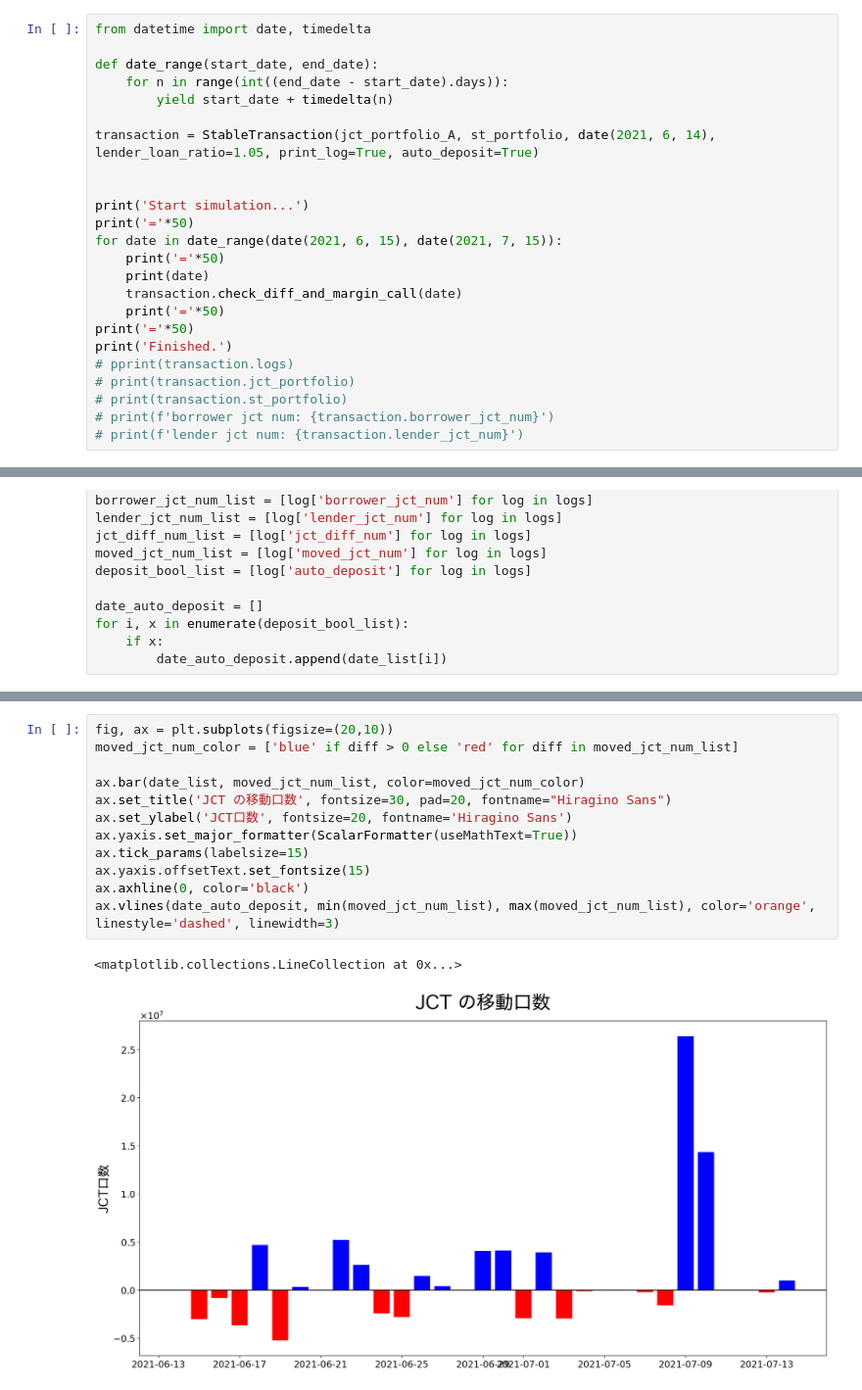
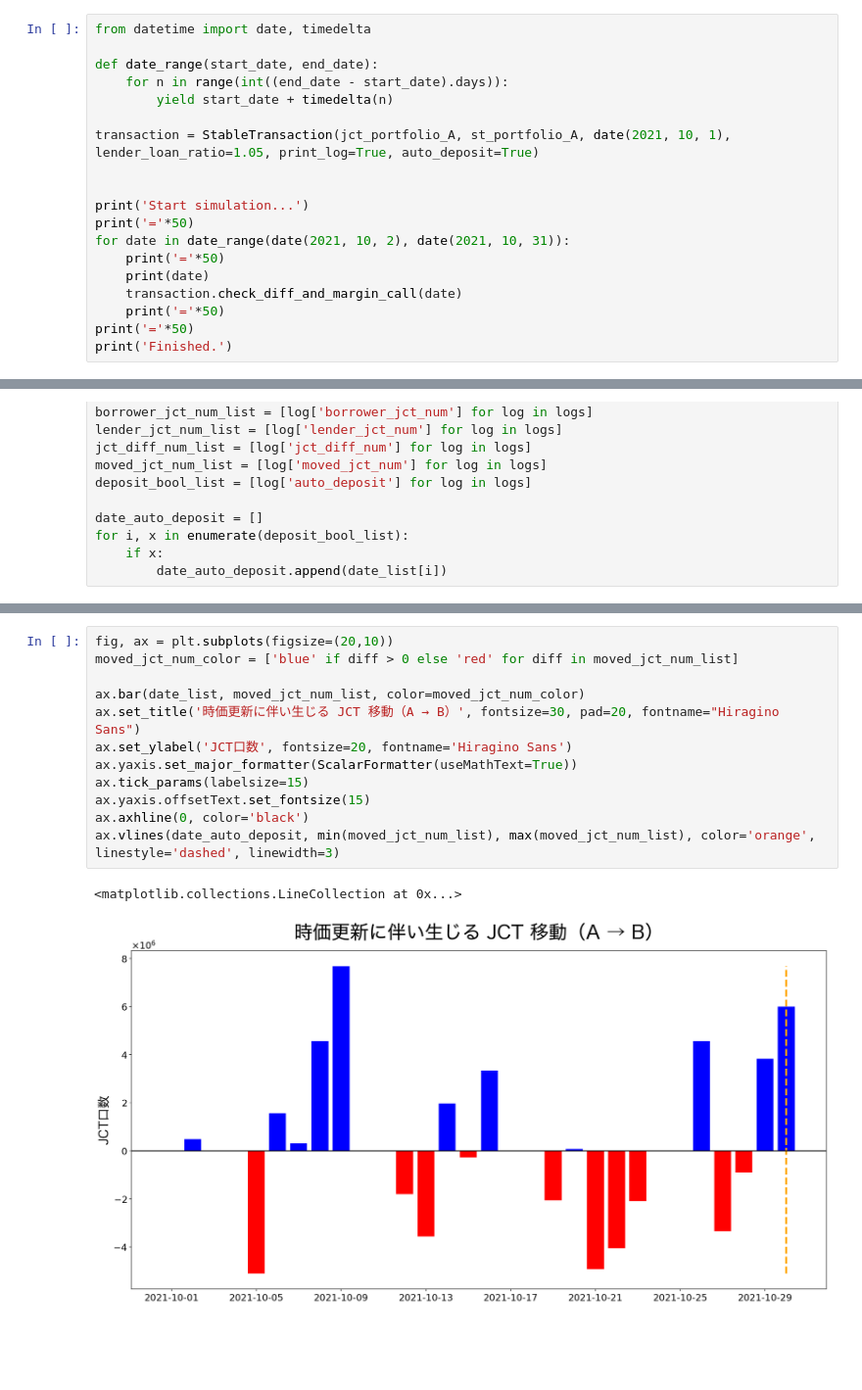
Before and after one commit to maru919/BC-experiment-simulator, a Jupyter notebook: sandbox/simulate_Stable.ipynb, the cells around one changed output, grey strips where cells are left out. Shown at 98% size. Saved outputs shown, nothing was run; the diff lists cells and outputs as text; blank space fills up the shorter version.

```diff
--- a/sandbox/simulate_Stable.ipynb
+++ b/sandbox/simulate_Stable.ipynb
@@ -64,21 +208,16 @@ def date_range(start_date, end_date):
     for n in range(int((end_date - start_date).days)):
         yield start_date + timedelta(n)
 
-transaction = StableTransaction(jct_portfolio_A, st_portfolio, date(2021, 6, 14), lender_loan_ratio=1.05, print_log=True, auto_deposit=True)
+transaction = StableTransaction(jct_portfolio_A, st_portfolio_A, date(2021, 10, 1), lender_loan_ratio=1.05, print_log=True, auto_deposit=True)
 
 
 print('Start simulation...')
 print('='*50)
-for date in date_range(date(2021, 6, 15), date(2021, 7, 15)):
+for date in date_range(date(2021, 10, 2), date(2021, 10, 31)):
     print('='*50)
     print(date)
     transaction.check_diff_and_margin_call(date)
     print('='*50)
 print('='*50)
 print('Finished.')
-# pprint(transaction.logs)
-# print(transaction.jct_portfolio)
-# print(transaction.st_portfolio)
-# print(f'borrower jct num: {transaction.borrower_jct_num}')
-# print(f'lender jct num: {transaction.lender_jct_num}')
 # %% [output]
@@ -212,15 +324,15 @@ ax.vlines(date_auto_deposit, min(jct_diff_num_list), max(jct_diff_num_list), col
 # %%
 fig, ax = plt.subplots(figsize=(20,10))
 moved_jct_num_color = ['blue' if diff > 0 else 'red' for diff in moved_jct_num_list]
 
 ax.bar(date_list, moved_jct_num_list, color=moved_jct_num_color)
-ax.set_title('JCT の移動口数', fontsize=30, pad=20, fontname="Hiragino Sans")
+ax.set_title('時価更新に伴い生じる JCT 移動（A → B）', fontsize=30, pad=20, fontname="Hiragino Sans")
 ax.set_ylabel('JCT口数', fontsize=20, fontname='Hiragino Sans')
 ax.yaxis.set_major_formatter(ScalarFormatter(useMathText=True))
 ax.tick_params(labelsize=15)
 ax.yaxis.offsetText.set_fontsize(15)
 ax.axhline(0, color='black')
 ax.vlines(date_auto_deposit, min(moved_jct_num_list), max(moved_jct_num_list), color='orange', linestyle='dashed', linewidth=3)
 # %% [output]
 <matplotlib.collections.LineCollection at 0x...>
-[figure, old version]
+[figure, new version]
```
Also changed, not shown: parts of 15 cells of this notebook, 1 other file.
